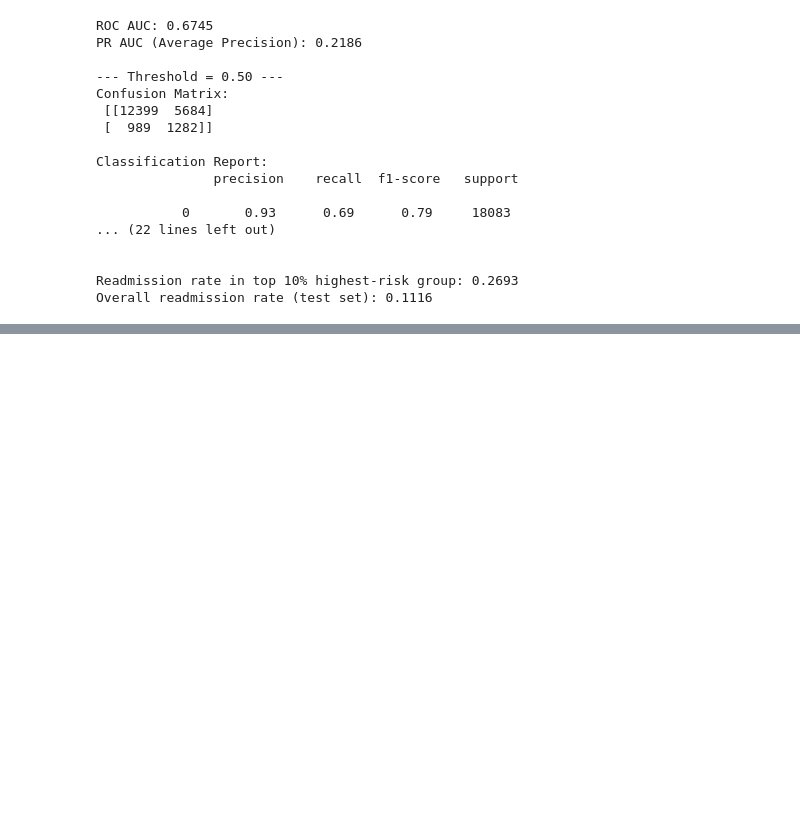
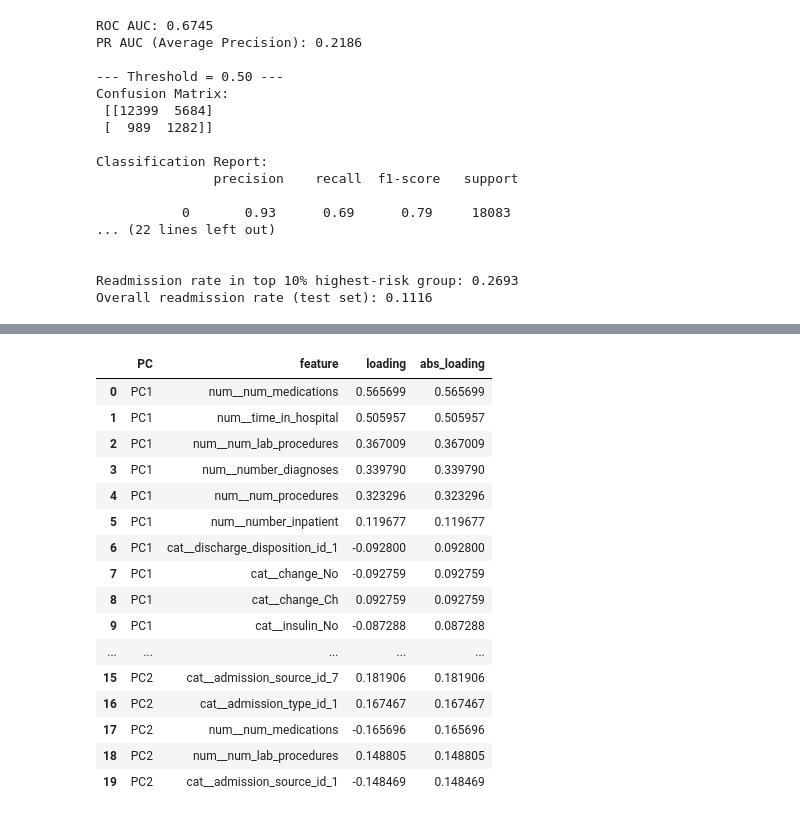
Before and after one commit to PugstaLaney/hospital-readmissions-sql-eda, a Jupyter notebook: notebooks/02_logistic_regression.ipynb, the cells around one changed output, grey strips where cells are left out. Saved outputs shown, nothing was run; the diff lists cells and outputs as text; code cells hidden in the pictures; blank space fills up the shorter version.

```diff
--- a/notebooks/02_logistic_regression.ipynb
+++ b/notebooks/02_logistic_regression.ipynb
@@ -303,0 +410,17 @@ Overall readmission rate (test set): 0.1116
+# %%
+feature_names = model_pipeline.named_steps["preprocess"].get_feature_names_out()
+
+pca_table = pd.DataFrame(
+    pca.components_,
+    columns=feature_names
+)
+pca_table.iloc[0].abs().sort_values(ascending=False).head(10)
+
+top_features = {}
+
+for i in range(2):
+    component = pca_table.iloc[i]
+
+    top_features[f"PC{i+1}"] = component.abs().sort_values(ascending=False).head(10).index.tolist()
+
+pd.DataFrame(dict([(k,pd.Series(v)) for k,v in top_features.items()]))
@@ -303,0 +439,37 @@ Overall readmission rate (test set): 0.1116
+# %%
+import numpy as np
+import pandas as pd
+
+rows = []
+for i in range(2):
+    comp = pca_table.iloc[i]
+    top = comp.reindex(comp.abs().sort_values(ascending=False).head(10).index)
+
+    for feat, val in top.items():
+        rows.append({
+            "PC": f"PC{i+1}",
+            "feature": feat,
+            "loading": float(val),
+            "abs_loading": float(abs(val))
+        })
+
+tidy = pd.DataFrame(rows).sort_values(["PC", "abs_loading"], ascending=[True, False])
+tidy
+# %% [output]
+|  | PC | feature | loading | abs_loading |
+| 0 | PC1 | num__num_medications | 0.565699 | 0.565699 |
+| 1 | PC1 | num__time_in_hospital | 0.505957 | 0.505957 |
+| 2 | PC1 | num__num_lab_procedures | 0.367009 | 0.367009 |
+| 3 | PC1 | num__number_diagnoses | 0.339790 | 0.339790 |
+| 4 | PC1 | num__num_procedures | 0.323296 | 0.323296 |
+| 5 | PC1 | num__number_inpatient | 0.119677 | 0.119677 |
+| 6 | PC1 | cat__discharge_disposition_id_1 | -0.092800 | 0.092800 |
+| 7 | PC1 | cat__change_No | -0.092759 | 0.092759 |
+| 8 | PC1 | cat__change_Ch | 0.092759 | 0.092759 |
+| 9 | PC1 | cat__insulin_No | -0.087288 | 0.087288 |
+| ... | ... | ... | ... | ... |
+| 15 | PC2 | cat__admission_source_id_7 | 0.181906 | 0.181906 |
+| 16 | PC2 | cat__admission_type_id_1 | 0.167467 | 0.167467 |
+| 17 | PC2 | num__num_medications | -0.165696 | 0.165696 |
+| 18 | PC2 | num__num_lab_procedures | 0.148805 | 0.148805 |
+| 19 | PC2 | cat__admission_source_id_1 | -0.148469 | 0.148469 |
```
Also changed, not shown: parts of 5 cells of this notebook, 1 other file.
